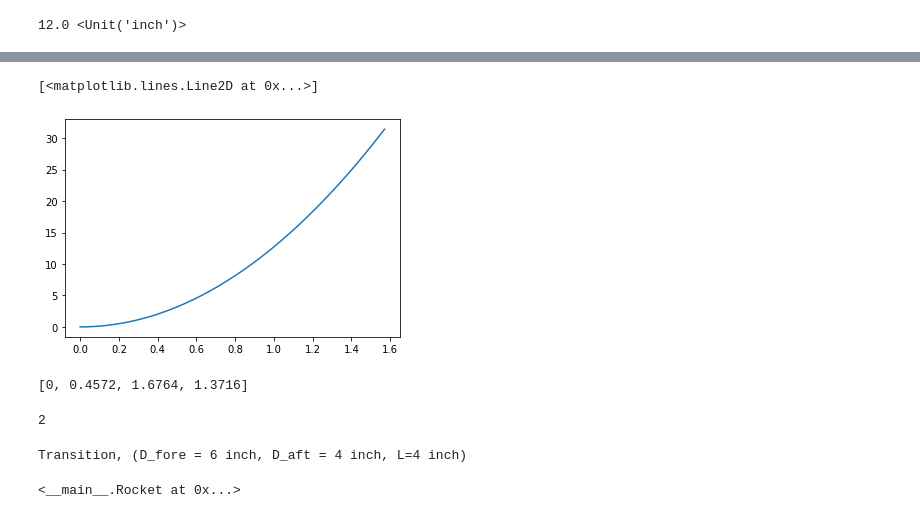
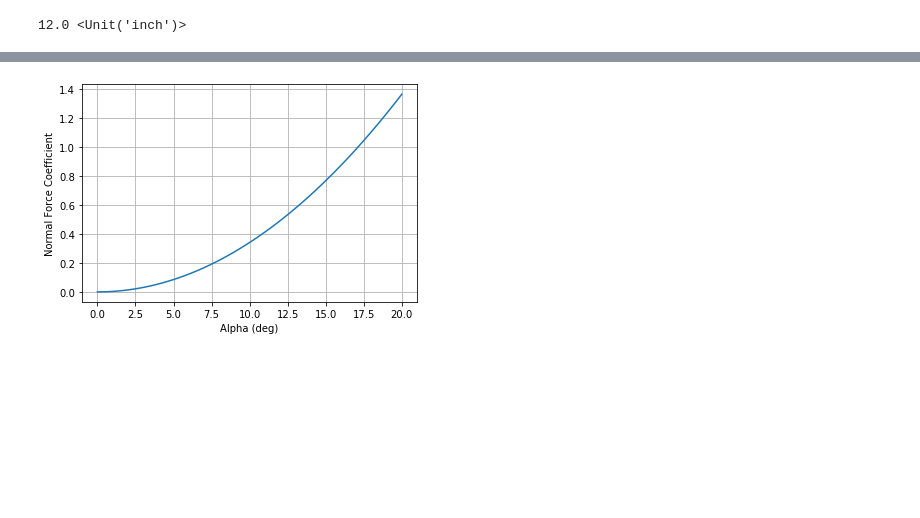
Before and after one commit to dev10110/rocketPy_development, a Jupyter notebook: rocketPy/rocket_generate.ipynb, the cells around one changed output, grey strips where cells are left out. Drawn from its saved outputs; the diff is of its cells as text; code cells hidden in the pictures; blank space fills up the shorter version.

```diff
--- a/rocketPy/rocket_generate.ipynb
+++ b/rocketPy/rocket_generate.ipynb
@@ -571,6 +712,0 @@ r.CNa()
-# %%
-alpha=0.01*ureg.rad
-Re = 0
-Mach = 0
-xcp=sum(comp.CNa(alpha, Re, Mach) * (comp.pos() + comp.xcp(alpha, Re, Mach)) for comp in r.components) / r.CNa(alpha, Re, Mach)
-si(xcp)
@@ -588,29 +722,13 @@ r.components
  Transition, (D_fore = 6 inch, D_aft = 4 inch, L=4 inch),
  Fin set]
 # %%
-alphas = np.linspace(0, np.pi/2)*ureg.rad
-CNs = [bt.CN(alpha) for alpha in alphas]
+alphas = np.linspace(0, 20)*ureg.degree
+CNs = np.array([bt.CN(alpha) for alpha in alphas])
-# %%
-plt.plot(alphas, CNs)
-# %% [output]
-[<matplotlib.lines.Line2D at 0x...>]
-[figure, removed]
-# %%
-pos_list = [si(comp.pos()) for comp in r.components]
-pos_list
-# %% [output]
-[0, 0.4572, 1.6764, 1.3716]
-# %%
-ind=pos_list.index(max(pos_list))
-ind
-# %% [output]
-2
-# %%
-r.components[ind]
-# %% [output]
-Transition, (D_fore = 6 inch, D_aft = 4 inch, L=4 inch)
-# %%
-r
-# %% [output]
-<__main__.Rocket at 0x...>
+# %%
+plt.plot(alphas.to(ureg.degree), CNs)
+plt.grid();
+plt.xlabel('Alpha (deg)');
+plt.ylabel('Normal Force Coefficient');
+# %% [output]
+[figure, added]
 # %%
```
Also changed, not shown: parts of 57 cells of this notebook.
